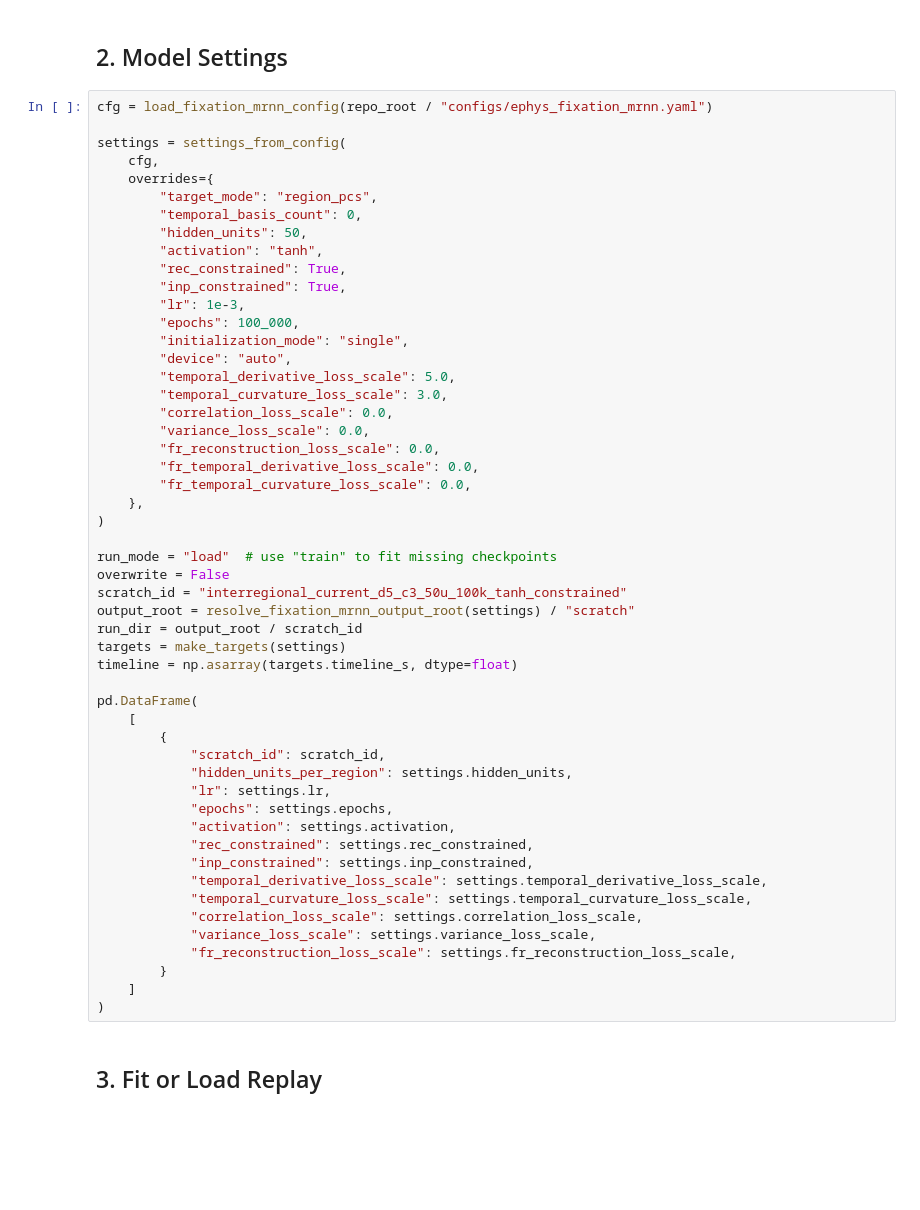
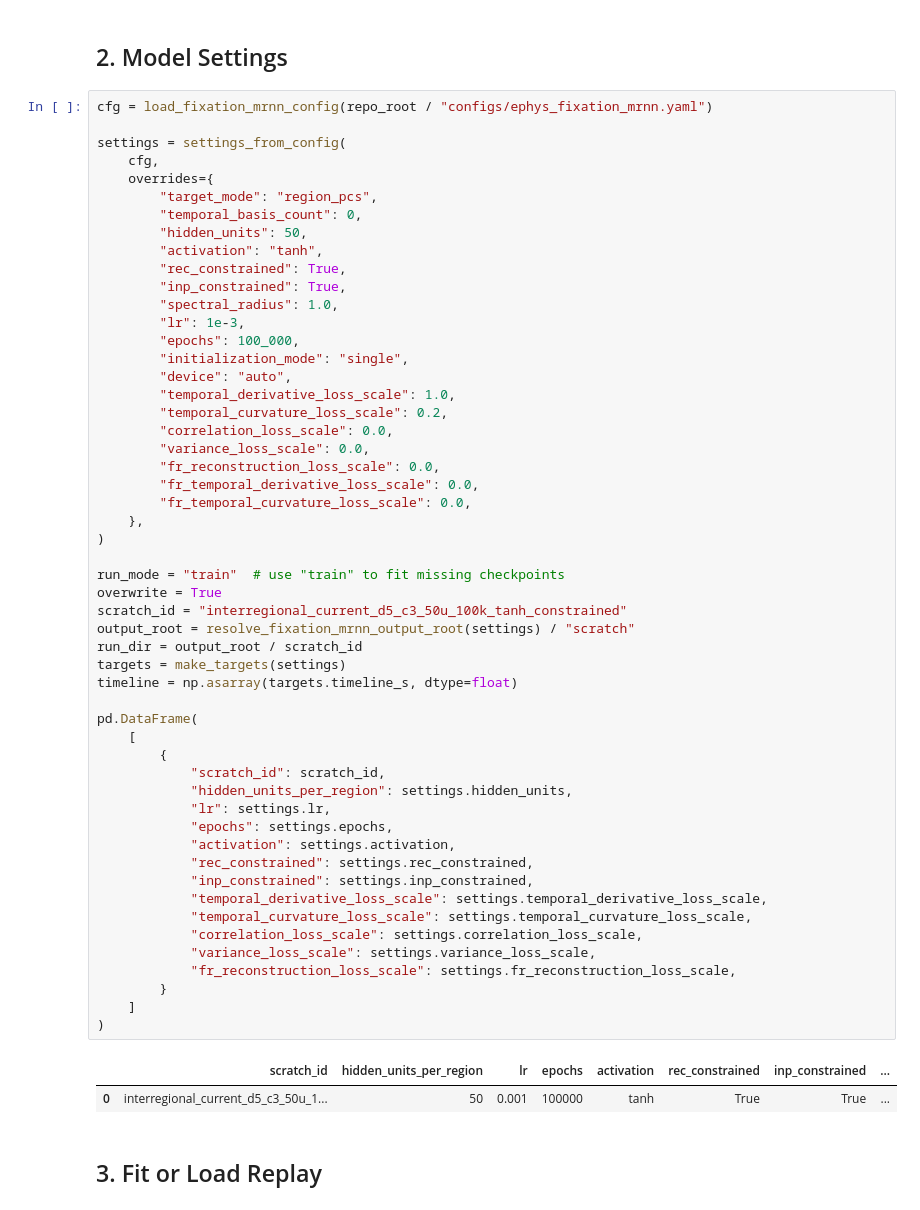
Before and after one commit to gprabaha/dal_monte_2022_analysis, a Jupyter notebook: notebooks/fixation_mrnn_interregional_current_geometry.ipynb, the cells around one changed output. Saved outputs shown, nothing was run; the diff lists cells and outputs as text; blank space fills up the shorter version.

```diff
--- a/notebooks/fixation_mrnn_interregional_current_geometry.ipynb
+++ b/notebooks/fixation_mrnn_interregional_current_geometry.ipynb
@@ -49,46 +49,50 @@ settings = settings_from_config(
         "activation": "tanh",
         "rec_constrained": True,
         "inp_constrained": True,
+        "spectral_radius": 1.0,
         "lr": 1e-3,
         "epochs": 100_000,
         "initialization_mode": "single",
         "device": "auto",
-        "temporal_derivative_loss_scale": 5.0,
-        "temporal_curvature_loss_scale": 3.0,
+        "temporal_derivative_loss_scale": 1.0,
+        "temporal_curvature_loss_scale": 0.2,
         "correlation_loss_scale": 0.0,
         "variance_loss_scale": 0.0,
         "fr_reconstruction_loss_scale": 0.0,
         "fr_temporal_derivative_loss_scale": 0.0,
         "fr_temporal_curvature_loss_scale": 0.0,
     },
 )
 
-run_mode = "load"  # use "train" to fit missing checkpoints
-overwrite = False
+run_mode = "train"  # use "train" to fit missing checkpoints
+overwrite = True
 scratch_id = "interregional_current_d5_c3_50u_100k_tanh_constrained"
 output_root = resolve_fixation_mrnn_output_root(settings) / "scratch"
 run_dir = output_root / scratch_id
 targets = make_targets(settings)
 timeline = np.asarray(targets.timeline_s, dtype=float)
 
 pd.DataFrame(
     [
         {
             "scratch_id": scratch_id,
             "hidden_units_per_region": settings.hidden_units,
             "lr": settings.lr,
             "epochs": settings.epochs,
             "activation": settings.activation,
             "rec_constrained": settings.rec_constrained,
             "inp_constrained": settings.inp_constrained,
             "temporal_derivative_loss_scale": settings.temporal_derivative_loss_scale,
             "temporal_curvature_loss_scale": settings.temporal_curvature_loss_scale,
             "correlation_loss_scale": settings.correlation_loss_scale,
             "variance_loss_scale": settings.variance_loss_scale,
             "fr_reconstruction_loss_scale": settings.fr_reconstruction_loss_scale,
         }
     ]
 )
+# %% [output]
+|  | scratch_id | hidden_units_per_region | lr | epochs | activation | rec_constrained | inp_constrained | ... |
+| 0 | interregional_current_d5_c3_50u_1... | 50 | 0.001 | 100000 | tanh | True | True | ... |
 # %% [markdown]
 ## 3. Fit or Load Replay
 # %%
```
Also changed, not shown: parts of 11 cells of this notebook, 7 other files.
